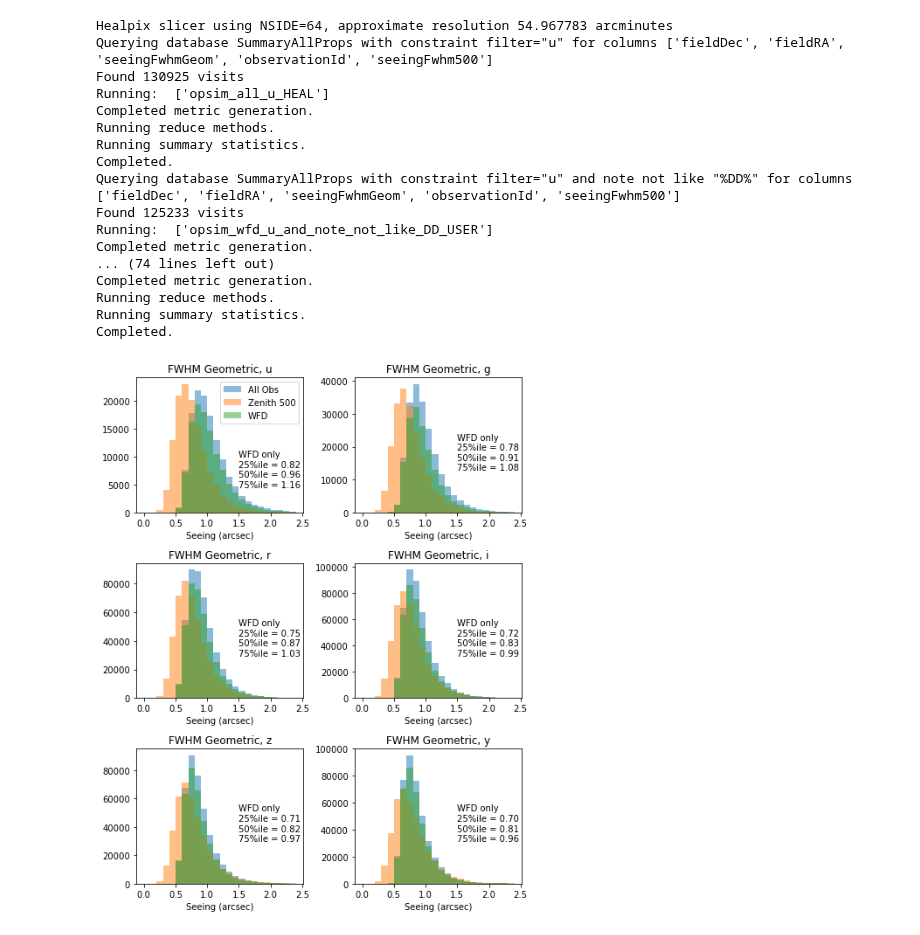
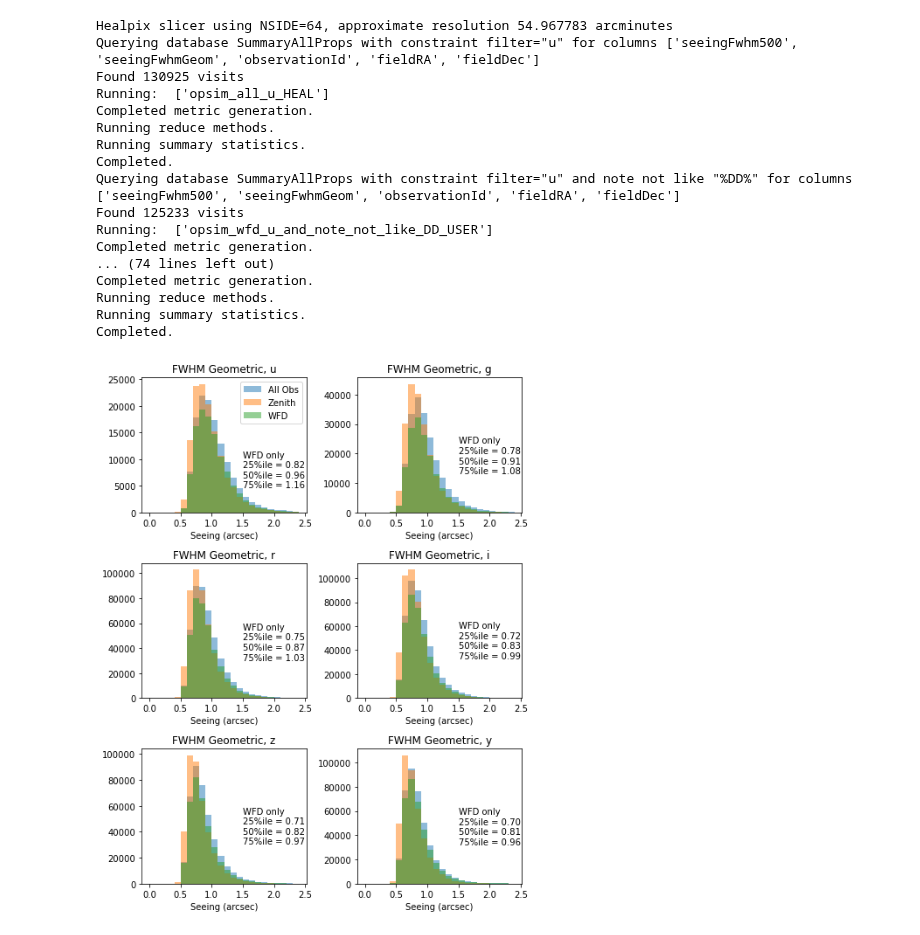
Before and after one commit to yoachim/21_Scratch, a Jupyter notebook: seeing_plots/seeing_dist.ipynb, the cells around one changed output. Drawn from its saved outputs; the diff is of its cells as text; code cells hidden in the pictures.

```diff
--- a/seeing_plots/seeing_dist.ipynb
+++ b/seeing_plots/seeing_dist.ipynb
@@ -25,6 +26,9 @@ sg = standard_goals(nside=nside)
 wfd_indx = np.where(sg['r'] == 1)
 
 ra,dec = hpid2RaDec(nside, wfd_indx)
+
+sm = SeeingModel()
+sm.configure()
 # %%
 fig, axs = plt.subplots(3, 2, figsize=(7,9))
 
@@ -53,10 +57,13 @@ for i,filtername in enumerate('ugrizy'):
     uid, indx = np.unique(ack['observationId'], return_index=True)
     ack = ack[indx]
 
+
+    zenith_seeing = sm(ack['seeingFwhm500'], airmass=ack['seeingFwhm500']*0+1)['fwhmGeom'][i]
+
     bins = np.arange(0,2.5, 0.1)
     _temp = ax.hist(ack['seeingFwhmGeom'], bins=bins, alpha=0.5, label='All Obs')
     max_val = np.max(_temp[0])
-    _temp = ax.hist(ack['seeingFwhm500'], bins=bins, alpha=0.5, label='Zenith 500')
+    _temp = ax.hist(zenith_seeing, bins=bins, alpha=0.5, label='Zenith')
     ax.set_xlabel('Seeing (arcsec)')
 
     ack = np.hstack(bundleList[1].metricValues[np.where(bundleList[1].metricValues.mask == False)])
@@ -68,33 +75,33 @@ for i,filtername in enumerate('ugrizy'):
     label = 'WFD only\n25%%ile = %.2f\n50%%ile = %.2f\n75%%ile = %.2f\n'  % (tuple(tiles.tolist()))
 
 
     _temp = ax.hist(ack['seeingFwhmGeom'], bins=bins, alpha=0.5, label='WFD')
     ax.set_title('FWHM Geometric, ' + filtername)
     if i == 0:
         ax.legend()
 
         ax.text(1.5, max_val/8, label)
     else:
         ax.text(1.5, max_val/4, label)
 
 fig.tight_layout()
 fig.savefig('seeing_dist_all.pdf')
 # %% [output]
 Healpix slicer using NSIDE=64, approximate resolution 54.967783 arcminutes
-Querying database SummaryAllProps with constraint filter="u" for columns ['fieldDec', 'fieldRA', 'seeingFwhmGeom', 'observationId', 'seeingFwhm500']
+Querying database SummaryAllProps with constraint filter="u" for columns ['seeingFwhm500', 'seeingFwhmGeom', 'observationId', 'fieldRA', 'fieldDec']
 Found 130925 visits
 Running:  ['opsim_all_u_HEAL']
 Completed metric generation.
 Running reduce methods.
 Running summary statistics.
 Completed.
-Querying database SummaryAllProps with constraint filter="u" and note not like "%DD%" for columns ['fieldDec', 'fieldRA', 'seeingFwhmGeom', 'observationId', 'seeingFwhm500']
+Querying database SummaryAllProps with constraint filter="u" and note not like "%DD%" for columns ['seeingFwhm500', 'seeingFwhmGeom', 'observationId', 'fieldRA', 'fieldDec']
 Found 125233 visits
 Running:  ['opsim_wfd_u_and_note_not_like_DD_USER']
 Completed metric generation.
 ... (74 lines left out)
 Completed metric generation.
 Running reduce methods.
 Running summary statistics.
 Completed.
-[figure, old version]
+[figure, new version]
```
Also changed, not shown: parts of 1 cell of this notebook, 1 other file.
